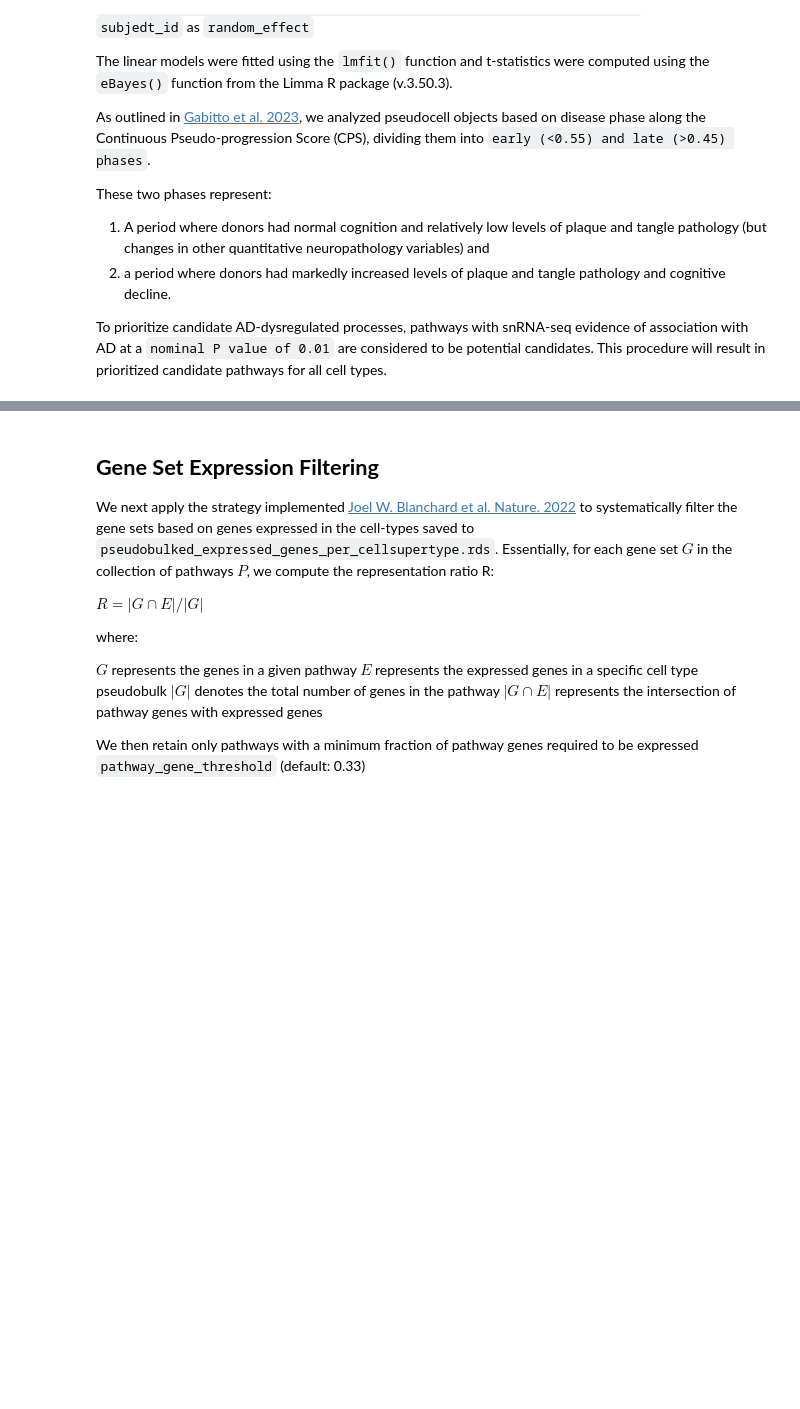
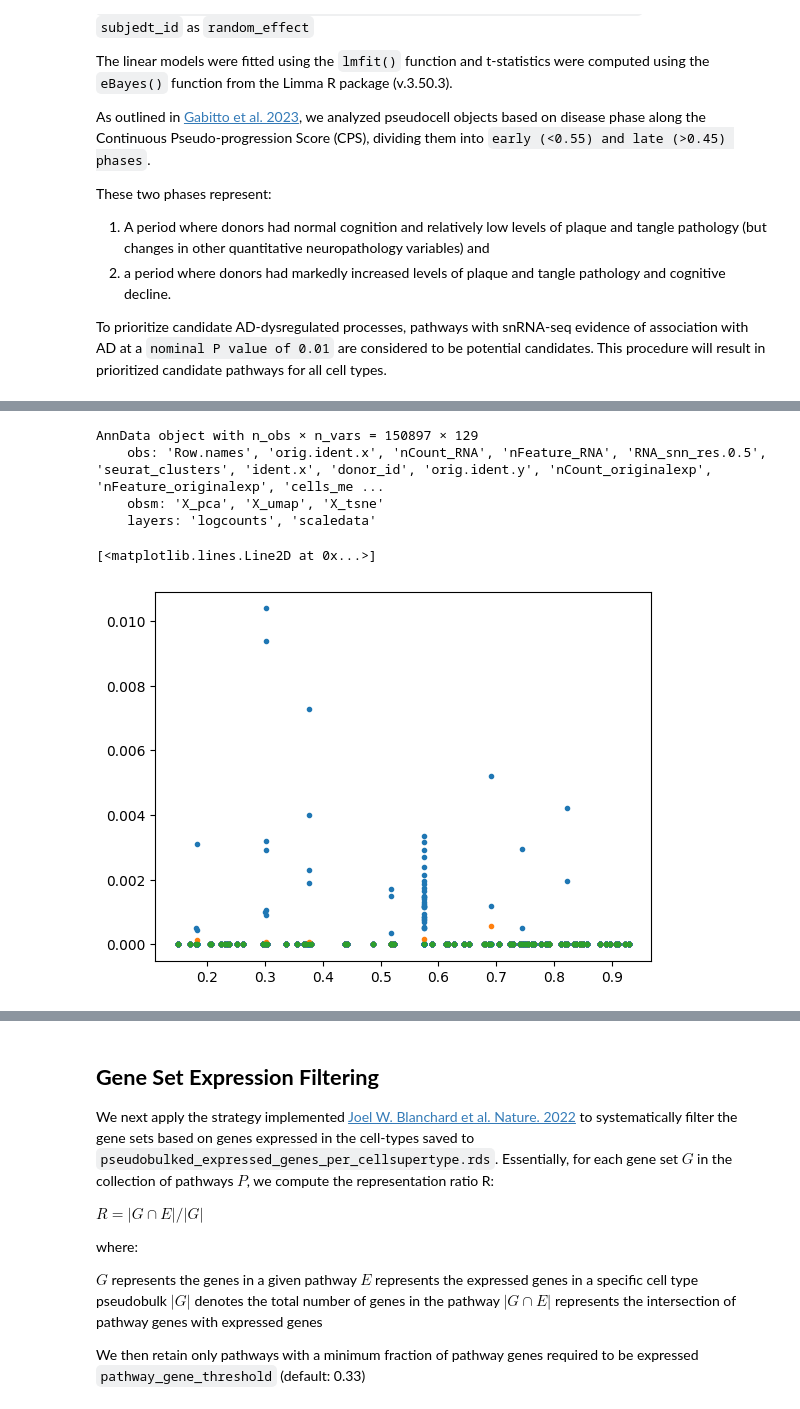
Before and after one commit to TemiLeke/cell_cell_communication, a Jupyter notebook: scripts/03_differential_pathway_activity.ipynb, the cells around one changed output, grey strips where cells are left out. Drawn from its saved outputs; the diff is of its cells as text; code cells hidden in the pictures; blank space fills up the shorter version.

```diff
--- a/scripts/03_differential_pathway_activity.ipynb
+++ b/scripts/03_differential_pathway_activity.ipynb
@@ -239,0 +323,12 @@ for covariate in covariates + numeric_covariates:
+# %%
+pas_object =  robjects.ListVector(
+                        {
+                            gs: robjects.ListVector(
+                                    {method: pas_object[gs][method]
+
+                                    for method in pas_methods
+                                    }
+                                )
+                            for gs in curated_gene_set_db.names
+                        }
+                        )
@@ -274,0 +360,40 @@ pas_object['gabitto']['AUCell'].obs
+# %%
+pas_object['gabitto']['AUCell']
+# %% [output]
+AnnData object with n_obs × n_vars = 150897 × 129
+    obs: 'Row.names', 'orig.ident.x', 'nCount_RNA', 'nFeature_RNA', 'RNA_snn_res.0.5', 'seurat_clusters', 'ident.x', 'donor_id', 'orig.ident.y', 'nCount_originalexp', 'nFeature_originalexp', 'cells_me ...
+    obsm: 'X_pca', 'X_umap', 'X_tsne'
+    layers: 'logcounts', 'scaledata'
+# %%
+pas_median = pdata = dc.get_pseudobulk(
+    pas_object['gabitto']['AUCell'],
+    sample_col=subject_id,
+    groups_col=cell_type_column,
+    mode='median',
+    min_cells=0,
+    min_counts=0,
+    skip_checks=True,
+)
+
+pas_mean = pdata = dc.get_pseudobulk(
+    pas_object['gabitto']['AUCell'],
+    sample_col=subject_id,
+    groups_col=cell_type_column,
+    mode='mean',
+    min_cells=0,
+    min_counts=0,
+    skip_checks=True,
+)
+# %%
+adata = pas_object['gabitto']['AUCell']
+adata = adata[adata.obs[cell_type_column]=='Astrocyte']
+
+plt.plot(adata.obs['continuous_pseudo_progression_score'],
+         adata[:, 'Electron transport chain components'].X.toarray(), '.')
+plt.plot(pas_mean.obs.loc[pas_mean.obs[cell_type_column]=='Astrocyte', 'continuous_pseudo_progression_score'],
+         pas_mean[pas_mean.obs[cell_type_column]=='Astrocyte', 'Electron transport chain components'].X.toarray(), '.')
+plt.plot(pas_median.obs.loc[pas_median.obs[cell_type_column]=='Astrocyte','continuous_pseudo_progression_score'],
+         pas_median[pas_median.obs[cell_type_column]=='Astrocyte', 'Electron transport chain components'].X.toarray(), '.')
+# %% [output]
+[<matplotlib.lines.Line2D at 0x...>]
+[figure, added]
```
Also changed, not shown: parts of 22 cells of this notebook, 16 other files.
